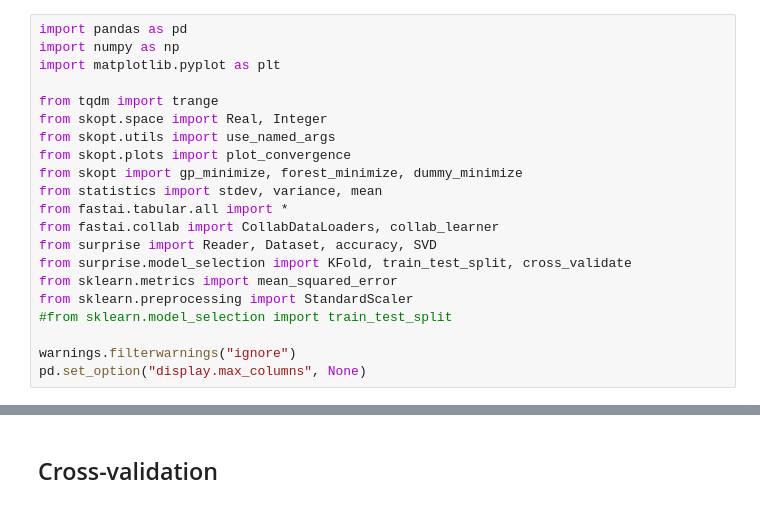
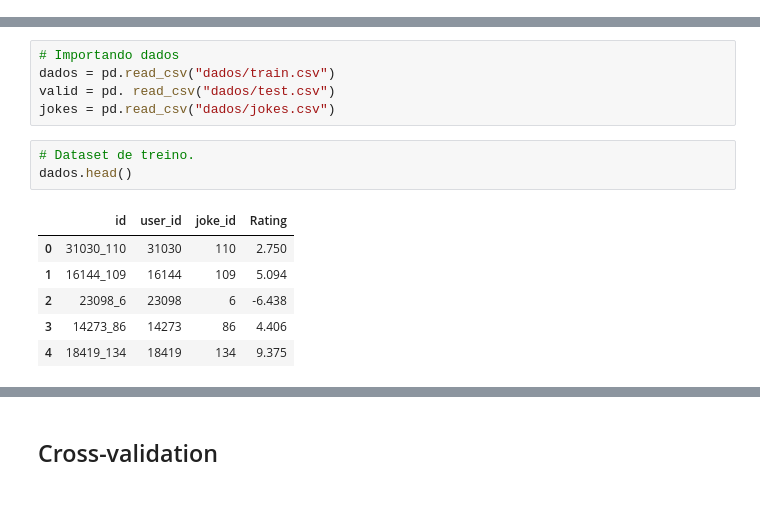
Before and after one commit to houstonsantos/joke_rating, a Jupyter notebook: joke_rating_v2.ipynb, the cells around one changed output, grey strips where cells are left out. Drawn from its saved outputs; the diff is of its cells as text.

```diff
--- a/joke_rating_v2.ipynb
+++ b/joke_rating_v2.ipynb
@@ -1,21 +0,0 @@
-# %%
-import pandas as pd
-import numpy as np
-import matplotlib.pyplot as plt
-
-from tqdm import trange
-from skopt.space import Real, Integer
-from skopt.utils import use_named_args
-from skopt.plots import plot_convergence
-from skopt import gp_minimize, forest_minimize, dummy_minimize
-from statistics import stdev, variance, mean
-from fastai.tabular.all import *
-from fastai.collab import CollabDataLoaders, collab_learner
-from surprise import Reader, Dataset, accuracy, SVD
-from surprise.model_selection import KFold, train_test_split, cross_validate
-from sklearn.metrics import mean_squared_error
-from sklearn.preprocessing import StandardScaler
-#from sklearn.model_selection import train_test_split
-
-warnings.filterwarnings("ignore")
-pd.set_option("display.max_columns", None)
@@ -149,0 +55,15 @@ RMSE: 4.0445
+# %%
+# Importando dados
+dados = pd.read_csv("dados/train.csv")
+valid = pd. read_csv("dados/test.csv")
+jokes = pd.read_csv("dados/jokes.csv")
+# %%
+# Dataset de treino.
+dados.head()
+# %% [output]
+|  | id | user_id | joke_id | Rating |
+| 0 | 31030_110 | 31030 | 110 | 2.750 |
+| 1 | 16144_109 | 16144 | 109 | 5.094 |
+| 2 | 23098_6 | 23098 | 6 | -6.438 |
+| 3 | 14273_86 | 14273 | 86 | 4.406 |
+| 4 | 18419_134 | 18419 | 134 | 9.375 |
```
Also changed, not shown: parts of 49 cells of this notebook, 5 other files.
